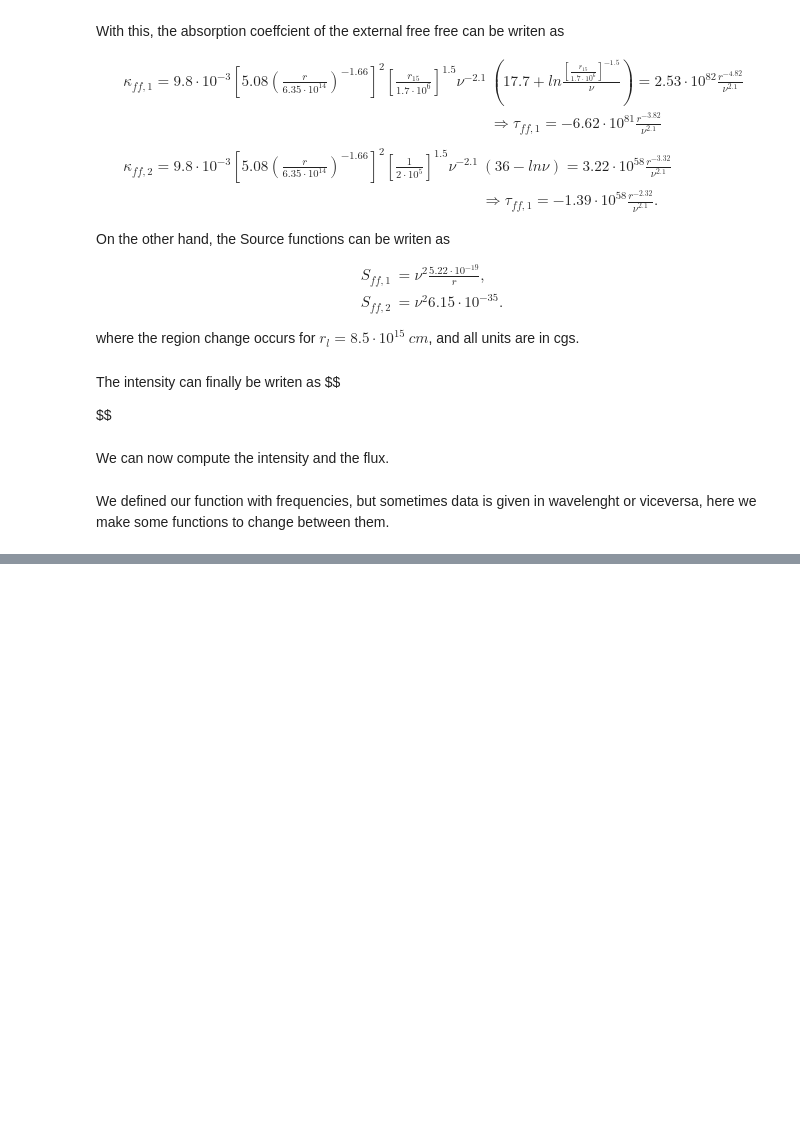
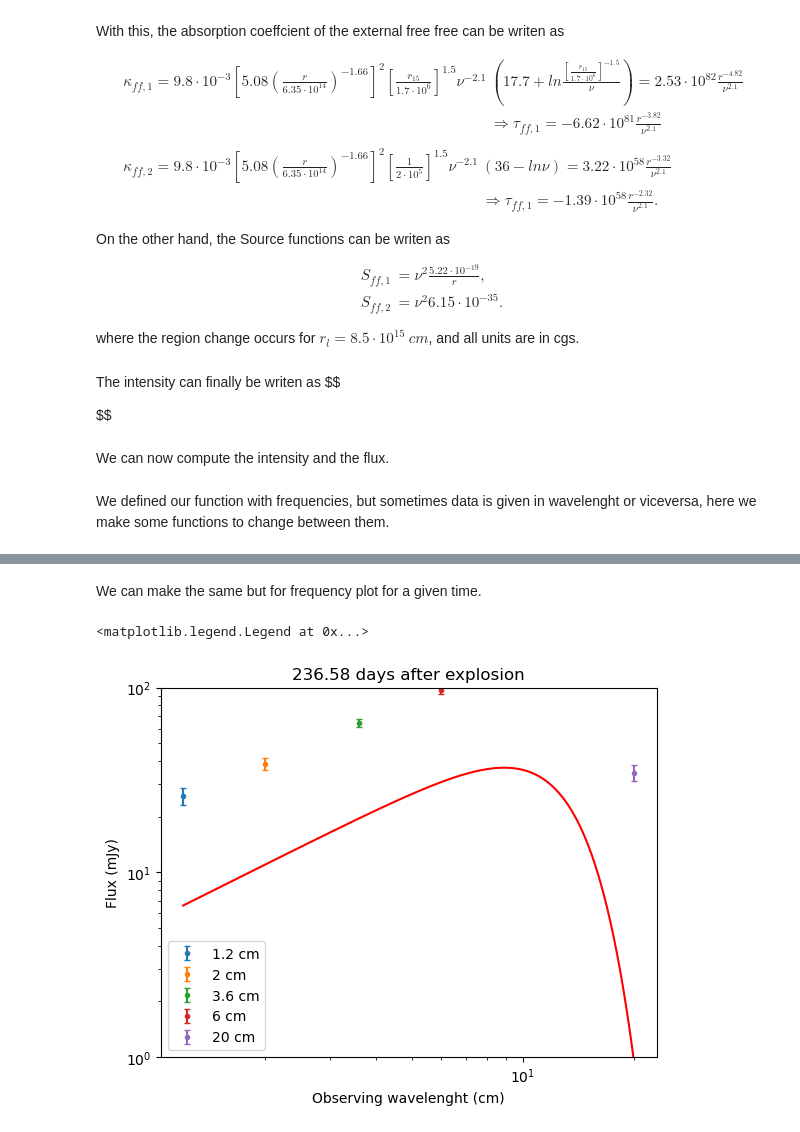
Before and after one commit to Camachoadri/JAEICU2024, a Jupyter notebook: Supernova SN1993J/SN1993J_Synchrotron.ipynb, the cells around one changed output, grey strips where cells are left out. Drawn from its saved outputs; the diff is of its cells as text; code cells hidden in the pictures; blank space fills up the shorter version.

```diff
--- a/Supernova SN1993J/SN1993J_Synchrotron.ipynb
+++ b/Supernova SN1993J/SN1993J_Synchrotron.ipynb
@@ -477,0 +595,27 @@ First, let's try to plot this function and see if it behaves well
+# %% [markdown]
+We can make the same but for frequency plot for a given time.
+# %%
+day= DayArray[50]
+WavelenghtArray= [1.2*u.cm, 2*u.cm, 3.6*u.cm, 6*u.cm, 20*u.cm]
+WavelenghtContinum= np.linspace(min(WavelenghtArray), max(WavelenghtArray), 10000)
+
+F1= FluxatT(day, time0, wavelenghttofreq(WavelenghtContinum).value, p, B0, N0, d, r0,offset=dayoffset)
+
+plt.plot(WavelenghtContinum,F1*1000,'r') #The data is in mJy
+for wavelenght in data:
+    for i, days in enumerate(wavelenght[1].Days):
+        if days==day:
+            plt.errorbar((float(wavelenght[0])),
+                         wavelenght[1].Flux[i], yerr=wavelenght[1].Error[i],
+                         fmt = '.', capsize=2, label= f'{wavelenght[0]} cm')
+
+plt.xscale("log")
+plt.yscale("log")
+plt.ylim(1,100)
+plt.ylabel("Flux (mJy)")
+plt.xlabel("Observing wavelenght (cm)")
+plt.title(f'{day} days after explosion')
+plt.legend()
+# %% [output]
+<matplotlib.legend.Legend at 0x...>
+[figure, added]
```
Also changed, not shown: parts of 11 cells of this notebook.
